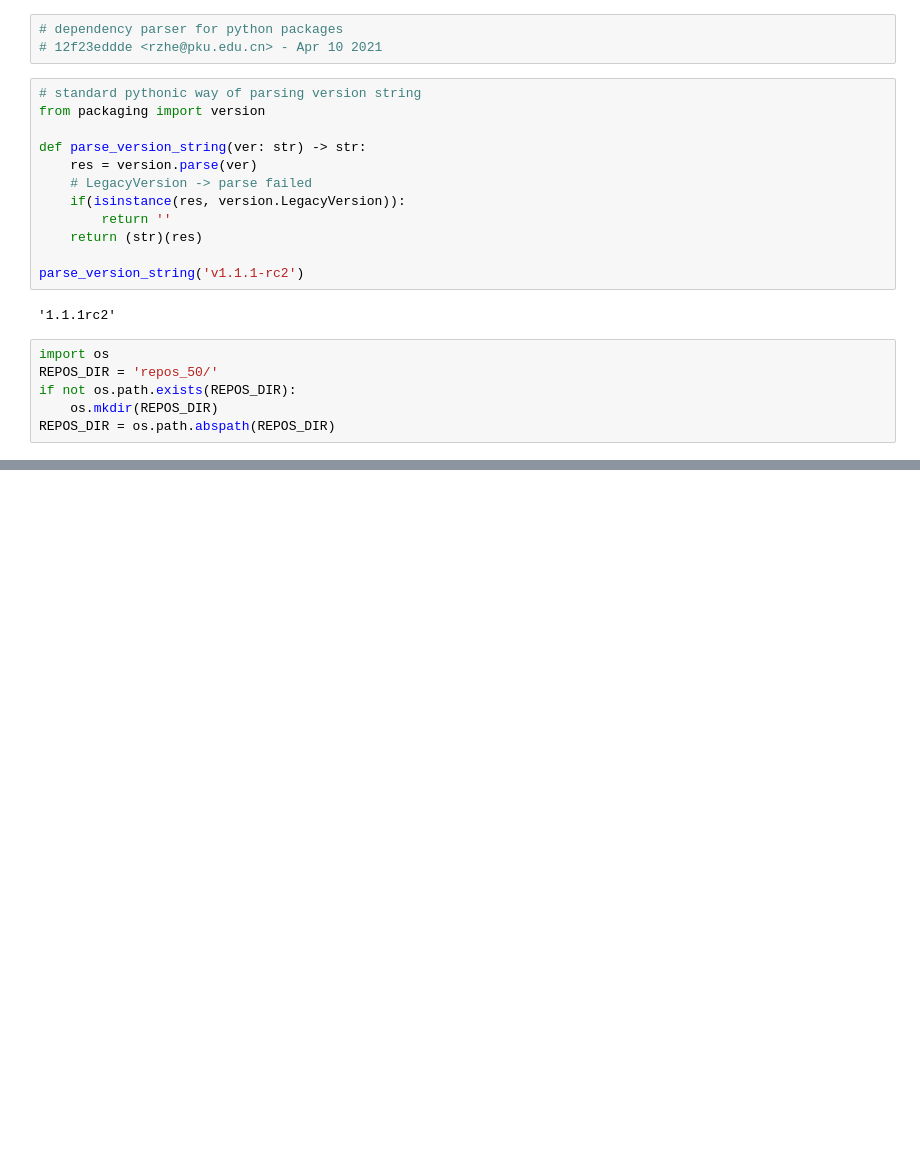
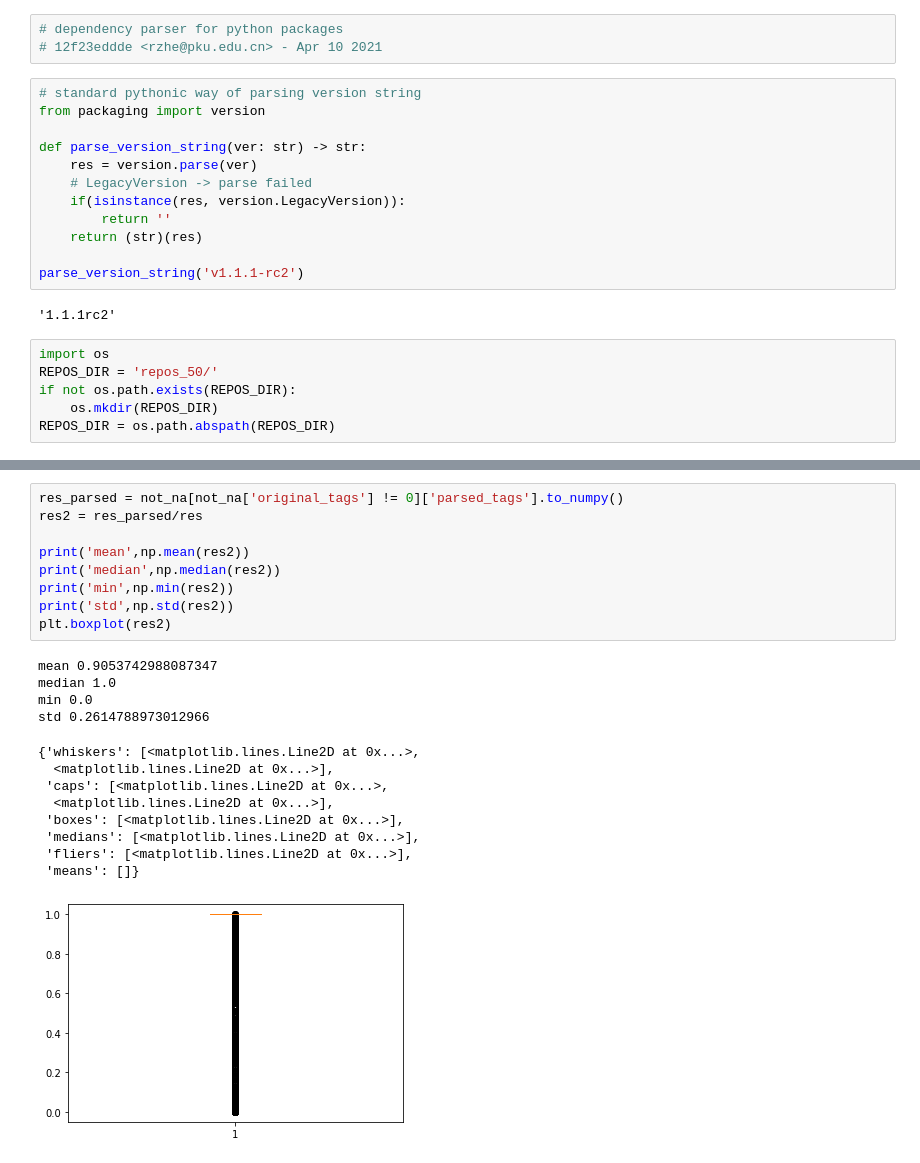
Before and after one commit to guhaiqiao/LibraryMigrationPy, a Jupyter notebook: parse_dependencies.ipynb, the cells around one changed output, grey strips where cells are left out. Drawn from its saved outputs; the diff is of its cells as text; blank space fills up the shorter version.

```diff
--- a/parse_dependencies.ipynb
+++ b/parse_dependencies.ipynb
@@ -83,0 +133,23 @@ tag 1589320613 commit 1589307940
+# %%
+res_parsed = not_na[not_na['original_tags'] != 0]['parsed_tags'].to_numpy()
+res2 = res_parsed/res
+
+print('mean',np.mean(res2))
+print('median',np.median(res2))
+print('min',np.min(res2))
+print('std',np.std(res2))
+plt.boxplot(res2)
+# %% [output]
+mean 0.9053742988087347
+median 1.0
+min 0.0
+std 0.2614788973012966
+{'whiskers': [<matplotlib.lines.Line2D at 0x...>,
+  <matplotlib.lines.Line2D at 0x...>],
+ 'caps': [<matplotlib.lines.Line2D at 0x...>,
+  <matplotlib.lines.Line2D at 0x...>],
+ 'boxes': [<matplotlib.lines.Line2D at 0x...>],
+ 'medians': [<matplotlib.lines.Line2D at 0x...>],
+ 'fliers': [<matplotlib.lines.Line2D at 0x...>],
+ 'means': []}
+[figure, added]
```
Also changed, not shown: parts of 7 cells of this notebook, 7 other files.
